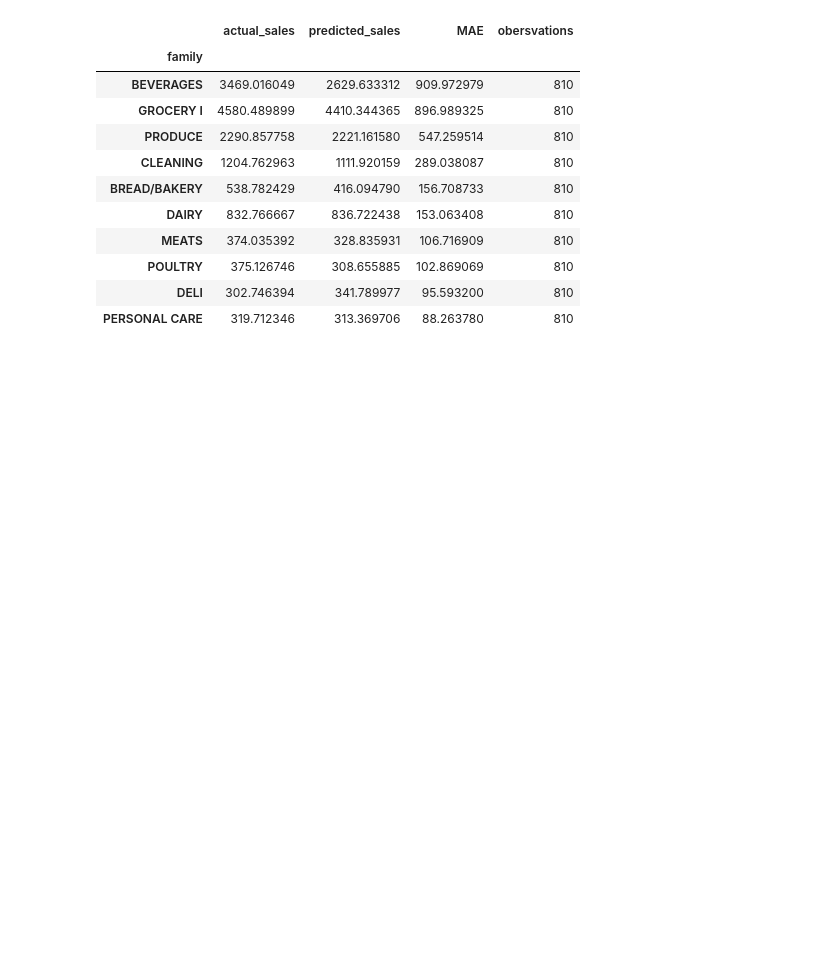
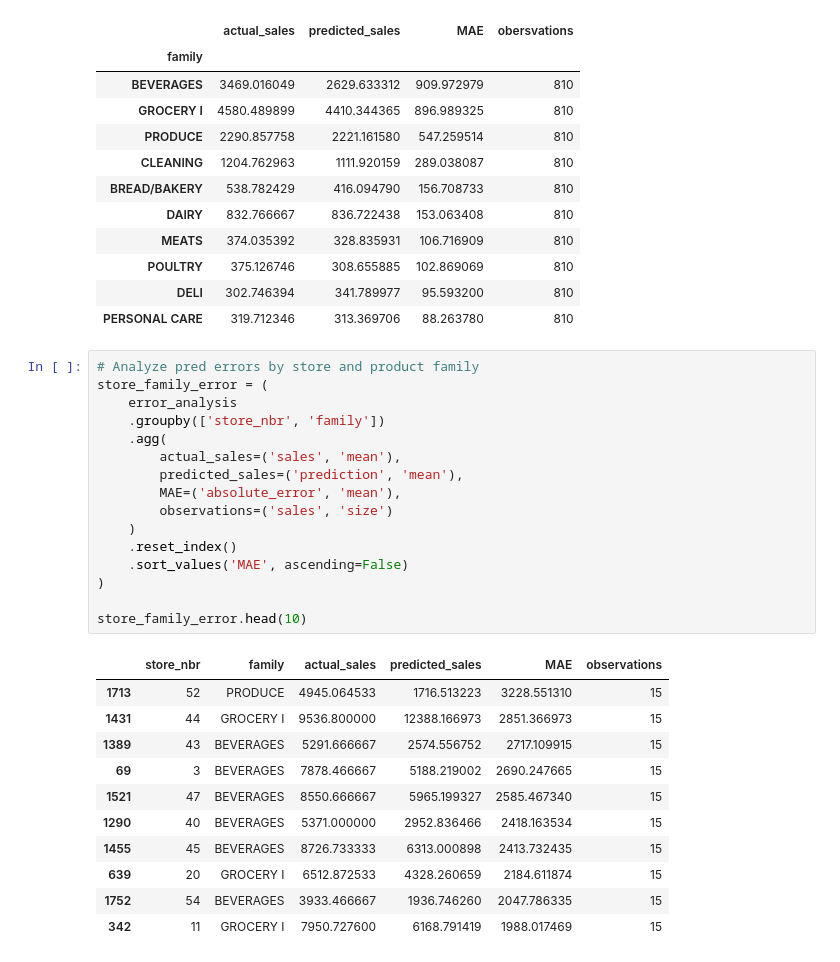
Before and after one commit to clia7/Data_Analytics_Journey, a Jupyter notebook: 06_Store_Sales_Case_Study/notebooks/03_Store_Sales_ML.ipynb, the cells around one changed output. Drawn from its saved outputs; the diff is of its cells as text; blank space fills up the shorter version.

Commit message:
analyze errors by store & fam

```diff
--- a/06_Store_Sales_Case_Study/notebooks/03_Store_Sales_ML.ipynb
+++ b/06_Store_Sales_Case_Study/notebooks/03_Store_Sales_ML.ipynb
@@ -478,3 +478,31 @@ product_errors.head(10)
 | POULTRY | 375.126746 | 308.655885 | 102.869069 | 810 |
 | DELI | 302.746394 | 341.789977 | 95.593200 | 810 |
 | PERSONAL CARE | 319.712346 | 313.369706 | 88.263780 | 810 |
+# %%
+# Analyze pred errors by store and product family
+store_family_error = (
+    error_analysis
+    .groupby(['store_nbr', 'family'])
+    .agg(
+        actual_sales=('sales', 'mean'),
+        predicted_sales=('prediction', 'mean'),
+        MAE=('absolute_error', 'mean'),
+        observations=('sales', 'size')
+    )
+    .reset_index()
+    .sort_values('MAE', ascending=False)
+)
+
+store_family_error.head(10)
+# %% [output]
+|  | store_nbr | family | actual_sales | predicted_sales | MAE | observations |
+| 1713 | 52 | PRODUCE | 4945.064533 | 1716.513223 | 3228.551310 | 15 |
+| 1431 | 44 | GROCERY I | 9536.800000 | 12388.166973 | 2851.366973 | 15 |
+| 1389 | 43 | BEVERAGES | 5291.666667 | 2574.556752 | 2717.109915 | 15 |
+| 69 | 3 | BEVERAGES | 7878.466667 | 5188.219002 | 2690.247665 | 15 |
+| 1521 | 47 | BEVERAGES | 8550.666667 | 5965.199327 | 2585.467340 | 15 |
+| 1290 | 40 | BEVERAGES | 5371.000000 | 2952.836466 | 2418.163534 | 15 |
+| 1455 | 45 | BEVERAGES | 8726.733333 | 6313.000898 | 2413.732435 | 15 |
+| 639 | 20 | GROCERY I | 6512.872533 | 4328.260659 | 2184.611874 | 15 |
+| 1752 | 54 | BEVERAGES | 3933.466667 | 1936.746260 | 2047.786335 | 15 |
+| 342 | 11 | GROCERY I | 7950.727600 | 6168.791419 | 1988.017469 | 15 |
```
Also changed, not shown: parts of 2 cells of this notebook.
